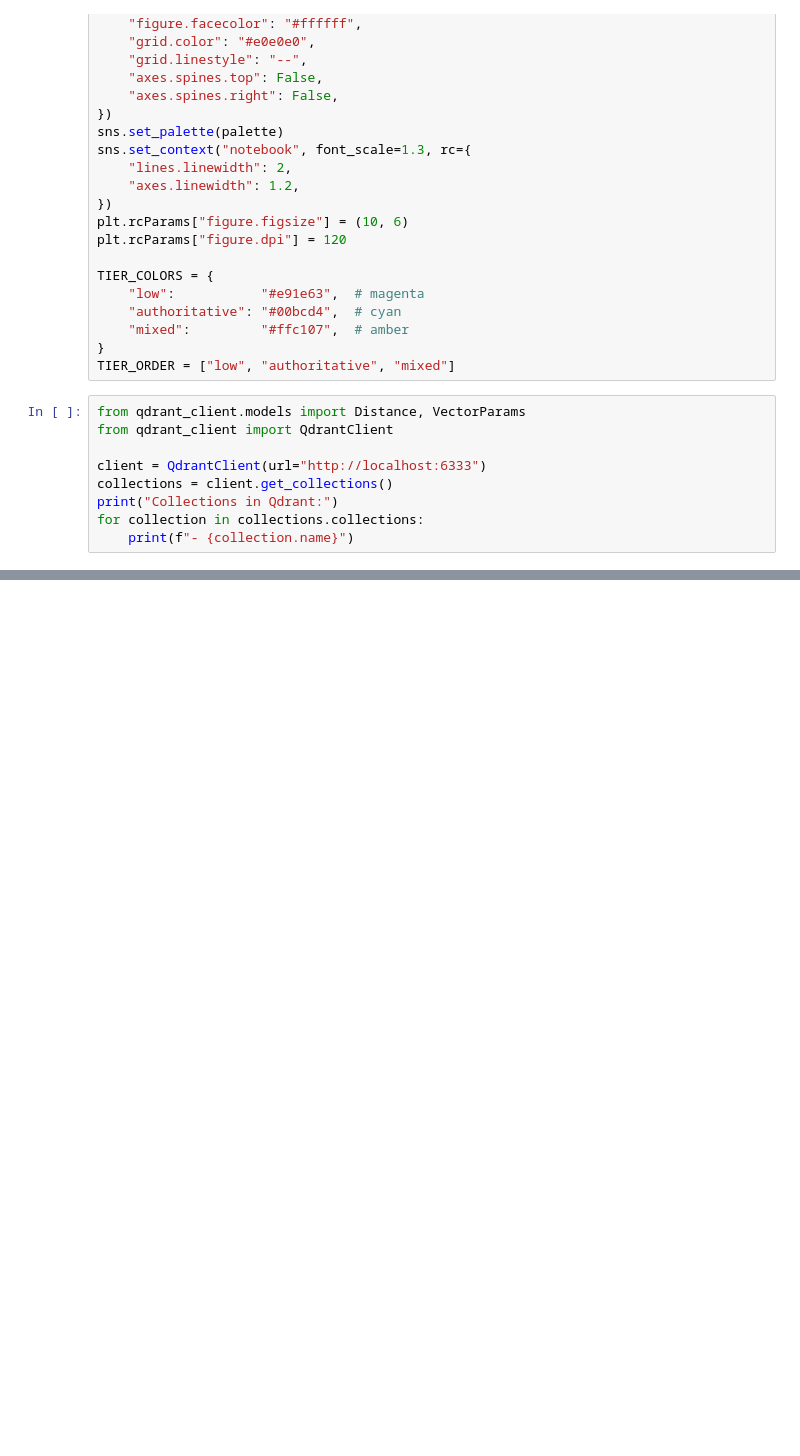
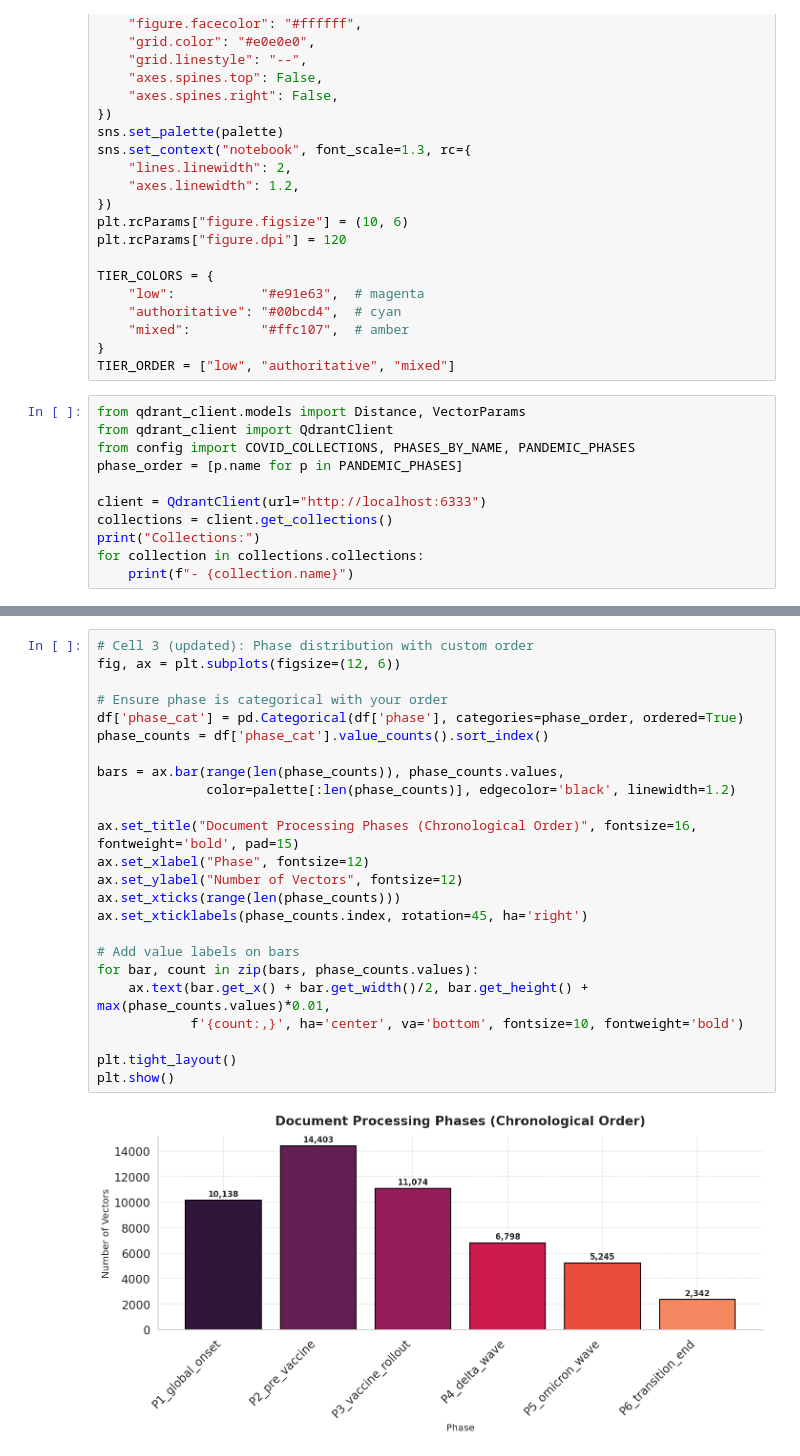
Before and after one commit to Ala-ADN/credleaf, a Jupyter notebook: notebooks/03_embeddings_eda.ipynb, the cells around one changed output, grey strips where cells are left out. Cells and saved outputs as stored; diff of their text form; blank space fills up the shorter version.

```diff
--- a/notebooks/03_embeddings_eda.ipynb
+++ b/notebooks/03_embeddings_eda.ipynb
@@ -41,10 +41,12 @@ TIER_ORDER = ["low", "authoritative", "mixed"]
 # %%
 from qdrant_client.models import Distance, VectorParams
 from qdrant_client import QdrantClient
+from config import COVID_COLLECTIONS, PHASES_BY_NAME, PANDEMIC_PHASES
+phase_order = [p.name for p in PANDEMIC_PHASES]
 
 client = QdrantClient(url="http://localhost:6333")
 collections = client.get_collections()
-print("Collections in Qdrant:")
+print("Collections:")
 for collection in collections.collections:
     print(f"- {collection.name}")
 # %% [output]
@@ -63,0 +164,26 @@ Collections in Qdrant:
+# %%
+# Cell 3 (updated): Phase distribution with custom order
+fig, ax = plt.subplots(figsize=(12, 6))
+
+# Ensure phase is categorical with your order
+df['phase_cat'] = pd.Categorical(df['phase'], categories=phase_order, ordered=True)
+phase_counts = df['phase_cat'].value_counts().sort_index()
+
+bars = ax.bar(range(len(phase_counts)), phase_counts.values,
+              color=palette[:len(phase_counts)], edgecolor='black', linewidth=1.2)
+
+ax.set_title("Document Processing Phases (Chronological Order)", fontsize=16, fontweight='bold', pad=15)
+ax.set_xlabel("Phase", fontsize=12)
+ax.set_ylabel("Number of Vectors", fontsize=12)
+ax.set_xticks(range(len(phase_counts)))
+ax.set_xticklabels(phase_counts.index, rotation=45, ha='right')
+
+# Add value labels on bars
+for bar, count in zip(bars, phase_counts.values):
+    ax.text(bar.get_x() + bar.get_width()/2, bar.get_height() + max(phase_counts.values)*0.01,
+            f'{count:,}', ha='center', va='bottom', fontsize=10, fontweight='bold')
+
+plt.tight_layout()
+plt.show()
+# %% [output]
+[figure, added]
```
Also changed, not shown: parts of 10 cells of this notebook, 2 other files.
